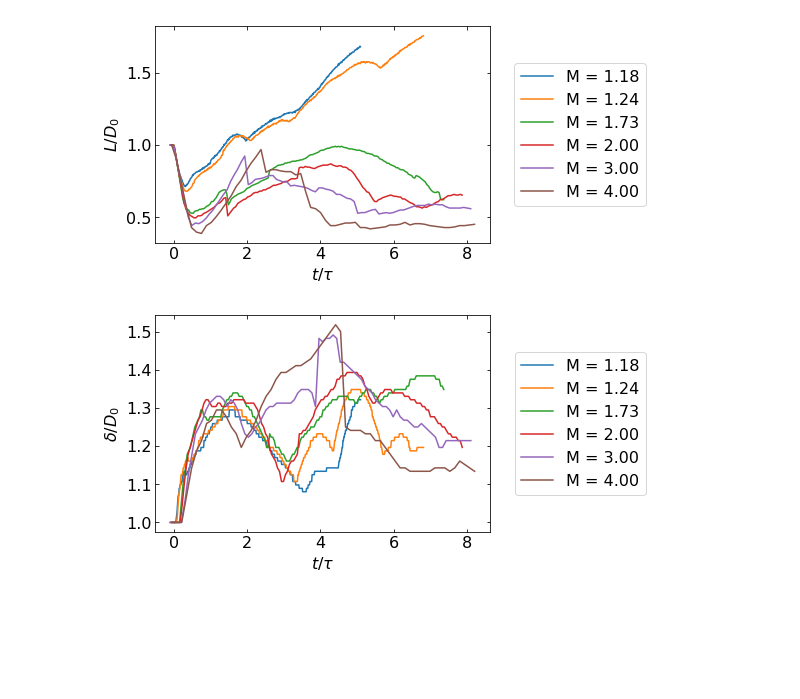
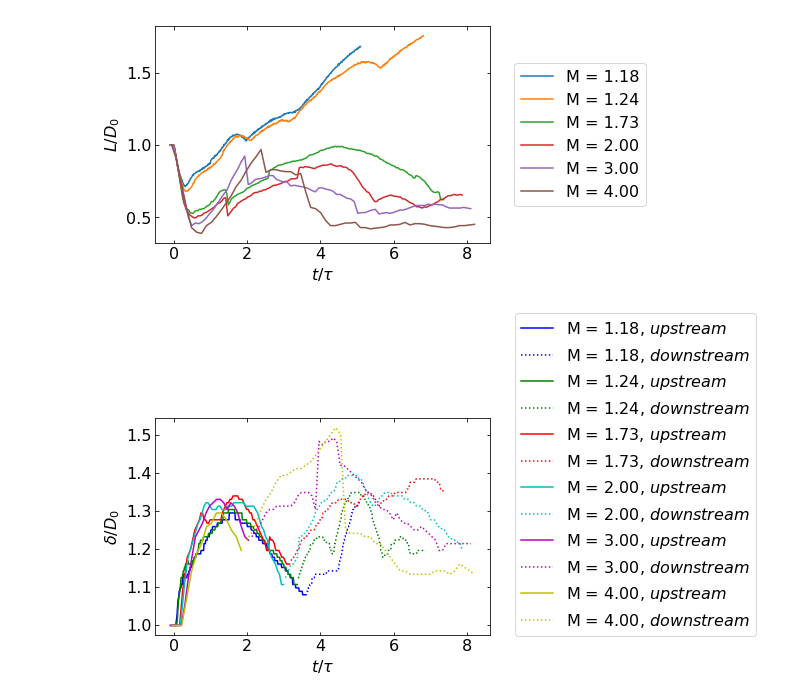
Before and after one commit to hsimplicio/bubble-shockwave-interaction, a Jupyter notebook: size_analysis/bubble_size_mesure.ipynb, the cells around one changed output. Cells and saved outputs as stored; diff of their text form; code cells hidden in the pictures; blank space fills up the shorter version.

Commit message:
Improvement of file graphics

```diff
--- a/size_analysis/bubble_size_mesure.ipynb
+++ b/size_analysis/bubble_size_mesure.ipynb
@@ -367,7 +367,7 @@ for filename in filenames:
 
     #cv2.drawContours(im, contours, -1, (255,0,0), 2)
 
-    cv2.imwrite(f'{dest_path}/{filename}.png', im)
+    #cv2.imwrite(f'{dest_path}/{filename}.png', im)
 
     #cv2.imshow('Contours',im)
     #cv2.waitKey(0)
@@ -489,7 +489,7 @@ for filename in filenames:
 
     #cv2.drawContours(im, contours, -1, (255,0,0), 2)
 
-    cv2.imwrite(f'{dest_path}/{filename}.png', im)
+    #cv2.imwrite(f'{dest_path}/{filename}.png', im)
 
     #cv2.imshow('Contours',im)
     #cv2.waitKey(0)
@@ -613,7 +613,7 @@ for filename in filenames:
 
     #cv2.drawContours(im, contours, -1, (255,0,0), 2)
 
-    cv2.imwrite(f'{dest_path}/{filename}.png', im)
+    #cv2.imwrite(f'{dest_path}/{filename}.png', im)
 
     #cv2.imshow('Contours',im)
     #cv2.waitKey(0)
@@ -737,7 +737,7 @@ for filename in filenames:
 
     #cv2.drawContours(im, contours, -1, (255,0,0), 2)
 
-    cv2.imwrite(f'{dest_path}/{filename}.png', im)
+    #cv2.imwrite(f'{dest_path}/{filename}.png', im)
 
     #cv2.imshow('Contours',im)
     #cv2.waitKey(0)
@@ -774,15 +776,23 @@ plt.show()
 # %%
 plt.rcParams.update({'font.size': 16})
 plt.tick_params(direction='in', bottom=True, labelbottom=True, top=True, left=True, labelleft=True, right=True)
 plt.ylabel(r'$\delta/D_{0}$')
 plt.xlabel(r'$t/\tau$')
-plt.plot(t['1.18'],H['1.18'])
-plt.plot(t['1.24'],H['1.24'])
-plt.plot(t['1.73'],H['1.73'])
-plt.plot(t['2.00'],H['2.00'])
-plt.plot(t['3.00'],H['3.00'])
-plt.plot(t['4.00'],H['4.00'])
-plt.legend(['M = 1.18', 'M = 1.24', 'M = 1.73', 'M = 2.00', 'M = 3.00', 'M = 4.00'], bbox_to_anchor=(1.05,0.5), loc='center left')
+plt.plot(t['1.18'][:313],H['1.18'][:313],'-b',t['1.18'][313:],H['1.18'][313:],':b')
+plt.plot(t['1.24'][:220],H['1.24'][:220],'-g',t['1.24'][220:],H['1.24'][220:],':g')
+plt.plot(t['1.73'][:79],H['1.73'][:79],'-r',t['1.73'][79:],H['1.73'][79:],':r')
+plt.plot(t['2.00'][:58],H['2.00'][:58],'-c',t['2.00'][58:],H['2.00'][58:],':c')
+plt.plot(t['3.00'][:23],H['3.00'][:23],'-m',t['3.00'][23:],H['3.00'][23:],':m')
+plt.plot(t['4.00'][:15],H['4.00'][:15],'-y',t['4.00'][15:],H['4.00'][15:],':y')
+plt.legend([f'M = 1.18, $upstream$', f'M = 1.18, $downstream$',
+            f'M = 1.24, $upstream$', f'M = 1.24, $downstream$',
+            f'M = 1.73, $upstream$', f'M = 1.73, $downstream$',
+            f'M = 2.00, $upstream$', f'M = 2.00, $downstream$',
+            f'M = 3.00, $upstream$', f'M = 3.00, $downstream$',
+            f'M = 4.00, $upstream$', f'M = 4.00, $downstream$'],
+            bbox_to_anchor=(1.05,-0.04), loc='lower left')
+
+plt.savefig('H_numeric_graph.png', dpi=180, bbox_inches='tight')
 plt.show()
 # %% [output]
-[figure, old version]
+[figure, new version]
```
Also changed, not shown: parts of 5 cells of this notebook.
